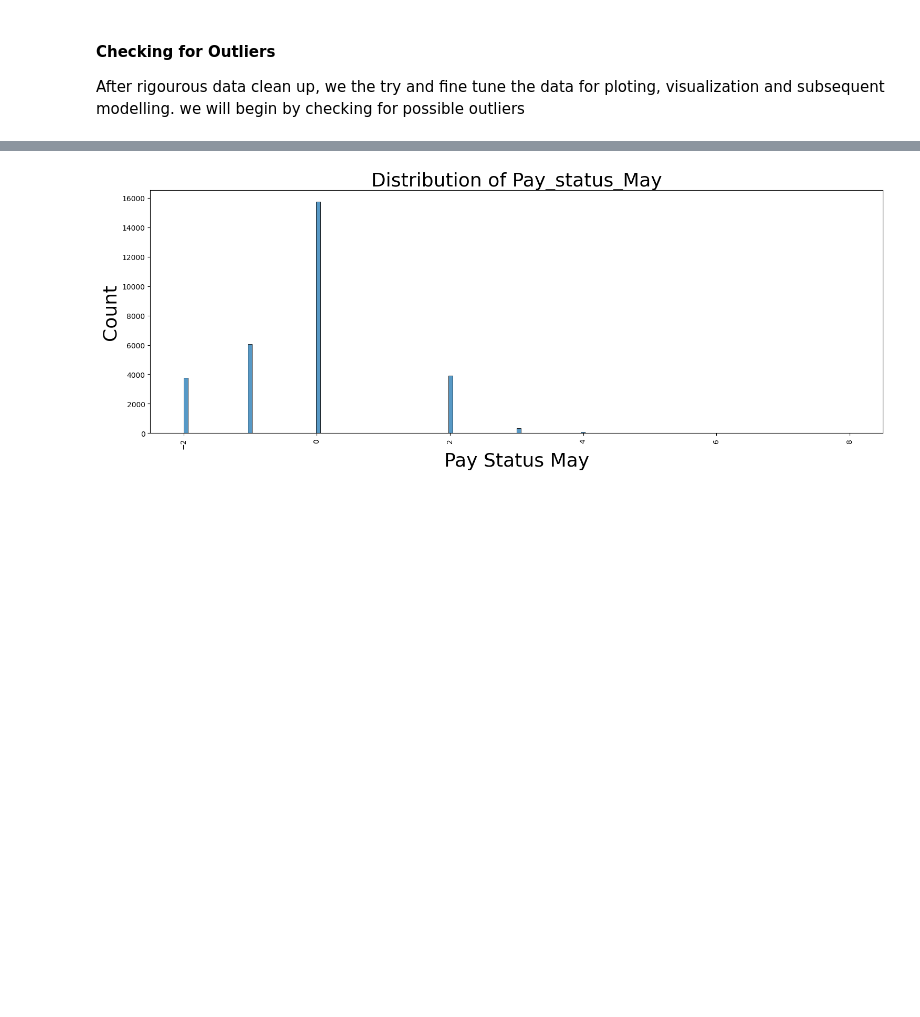
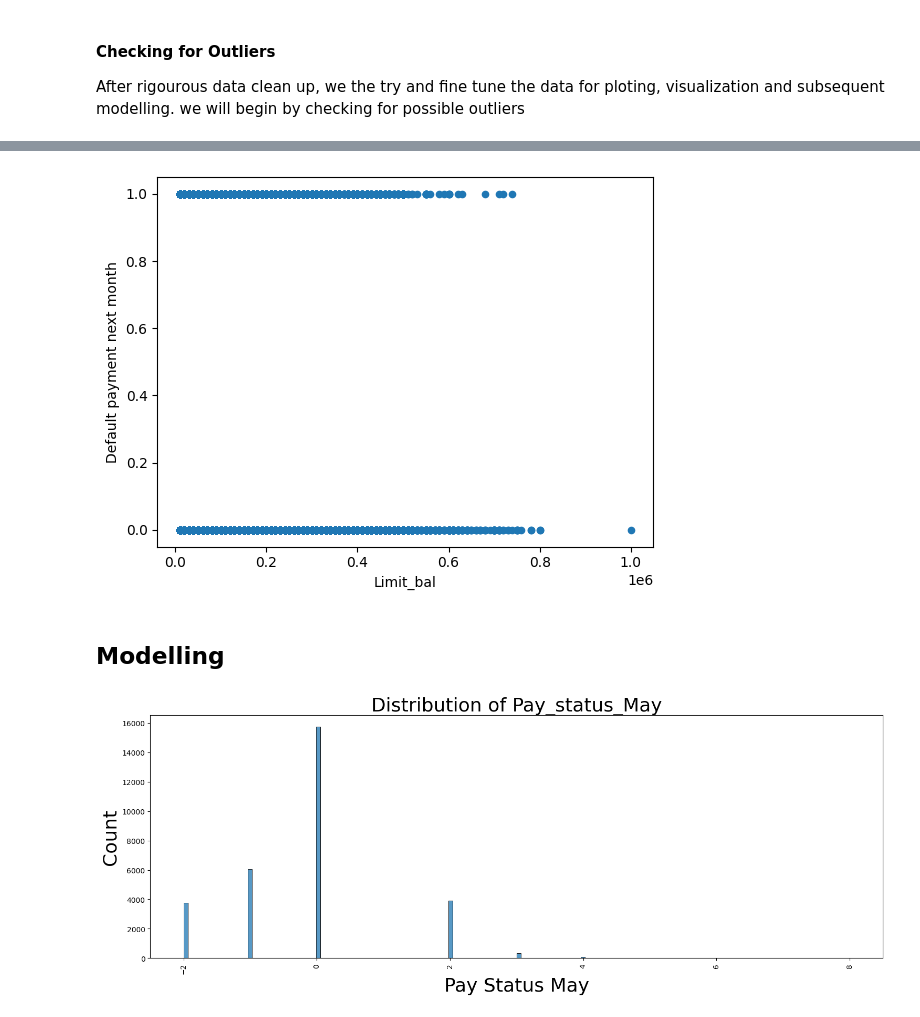
Before and after one commit to Imacharia/Default_predictor, a Jupyter notebook: Credit card default analysis.ipynb, the cells around one changed output, grey strips where cells are left out. Saved outputs shown, nothing was run; the diff lists cells and outputs as text; code cells hidden in the pictures; blank space fills up the shorter version.

```diff
--- a/Credit card default analysis.ipynb
+++ b/Credit card default analysis.ipynb
@@ -176,3 +260,10 @@ The above process might be quite tedious therefore we will automate it to plot t
+# %%
+# Since Sqft_living is the feature with the strongest correlation in our dataset let's build our baseline model with that
+clean_df.plot.scatter(x="Limit_bal", y="Default payment next month");
+# %% [output]
+[figure, added]
+# %% [markdown]
+## Modelling
 # %%
 # Function to plot bar charts showing Payment Status against Limit balance
 # takes in data and the columns to be plotted
```
Also changed, not shown: parts of 13 cells of this notebook, 5 other files.
